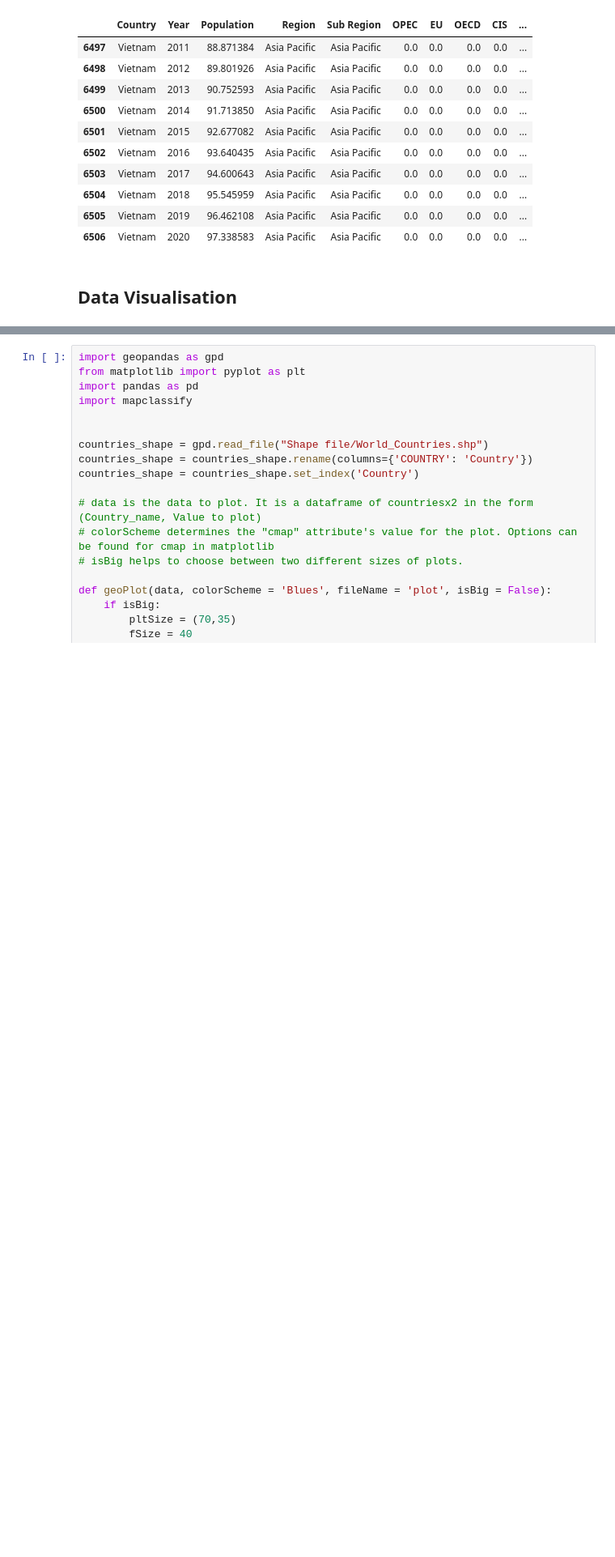
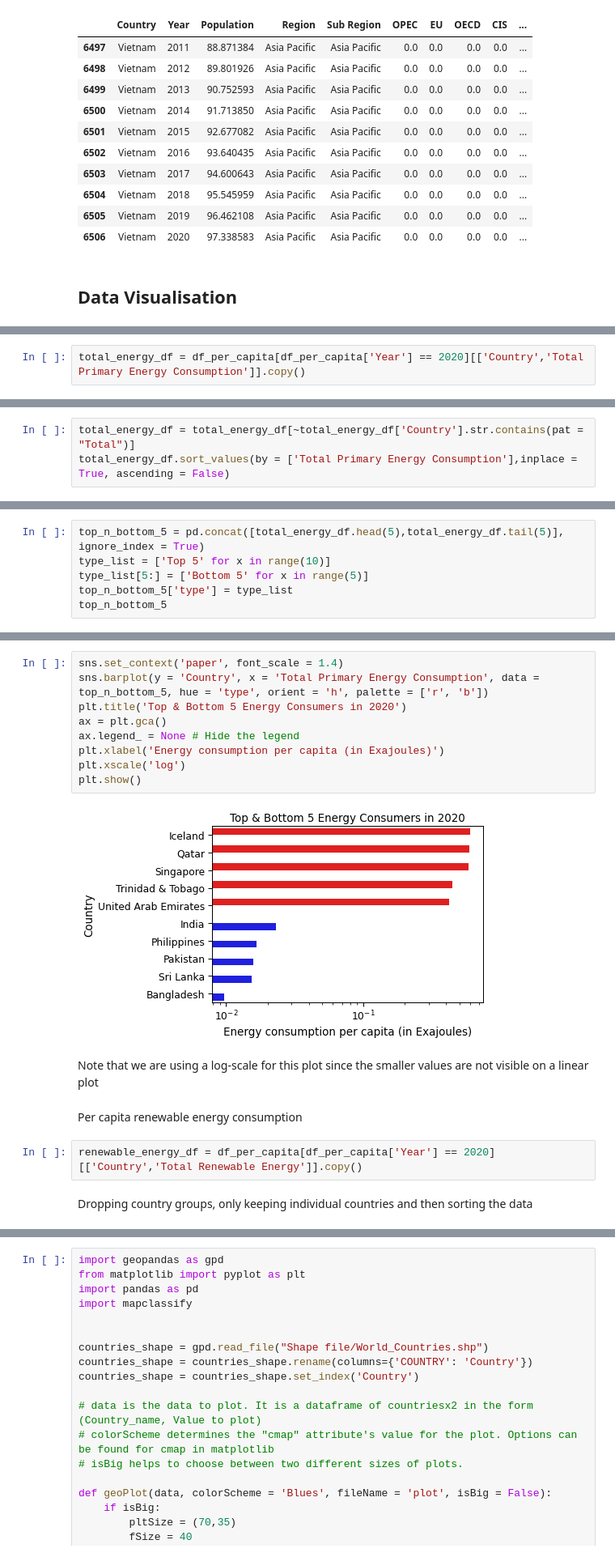
Before and after one commit to PranavaSinghal/DS203-Project, a Jupyter notebook: DS203_project.ipynb, the cells around one changed output, grey strips where cells are left out. Shown at 81% size. Saved outputs shown, nothing was run; the diff lists cells and outputs as text; blank space fills up the shorter version.

Commit message:
Visualised top and bottom 5 energy users

```diff
--- a/DS203_project.ipynb
+++ b/DS203_project.ipynb
@@ -1047,0 +1065,2 @@ df_final.tail(10)
+# %%
+total_energy_df = df_per_capita[df_per_capita['Year'] == 2020][['Country','Total Primary Energy Consumption']].copy()
@@ -1047,0 +1069,3 @@ df_final.tail(10)
+# %%
+total_energy_df = total_energy_df[~total_energy_df['Country'].str.contains(pat = "Total")]
+total_energy_df.sort_values(by = ['Total Primary Energy Consumption'],inplace = True, ascending = False)
@@ -1047,0 +1096,6 @@ df_final.tail(10)
+# %%
+top_n_bottom_5 = pd.concat([total_energy_df.head(5),total_energy_df.tail(5)], ignore_index = True)
+type_list = ['Top 5' for x in range(10)]
+type_list[5:] = ['Bottom 5' for x in range(5)]
+top_n_bottom_5['type'] = type_list
+top_n_bottom_5
@@ -1047,0 +1114,19 @@ df_final.tail(10)
+# %%
+sns.set_context('paper', font_scale = 1.4)
+sns.barplot(y = 'Country', x = 'Total Primary Energy Consumption', data = top_n_bottom_5, hue = 'type', orient = 'h', palette = ['r', 'b'])
+plt.title('Top & Bottom 5 Energy Consumers in 2020')
+ax = plt.gca()
+ax.legend_ = None # Hide the legend
+plt.xlabel('Energy consumption per capita (in Exajoules)')
+plt.xscale('log')
+plt.show()
+# %% [output]
+[figure, added]
+# %% [markdown]
+Note that we are using a log-scale for this plot since the smaller values are not visible on a linear plot
+# %% [markdown]
+Per capita renewable energy consumption
+# %%
+renewable_energy_df = df_per_capita[df_per_capita['Year'] == 2020][['Country','Total Renewable Energy']].copy()
+# %% [markdown]
+Dropping country groups, only keeping individual countries and then sorting the data
```
Also changed, not shown: parts of 38 cells of this notebook.
